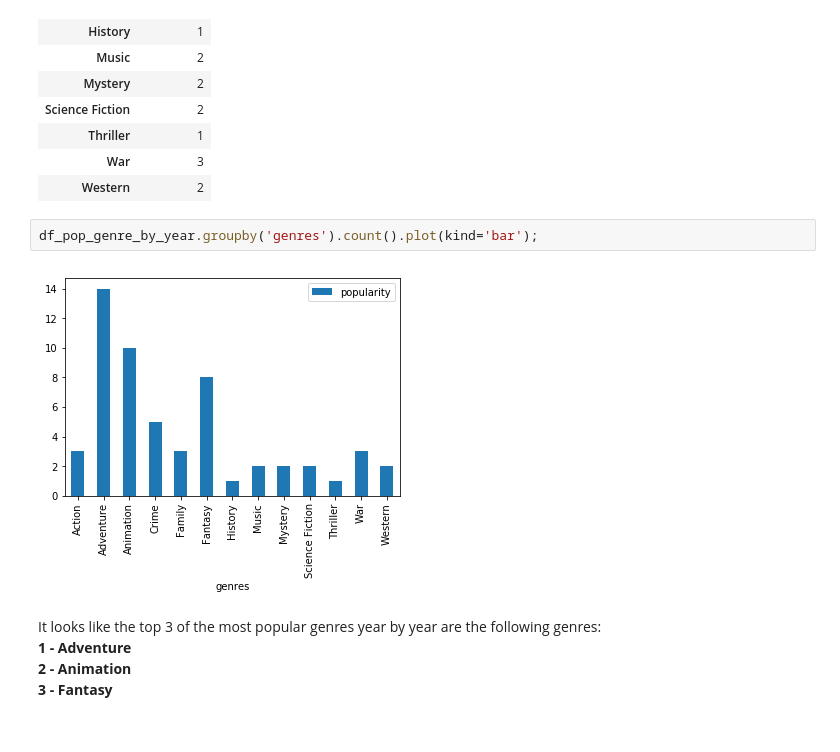
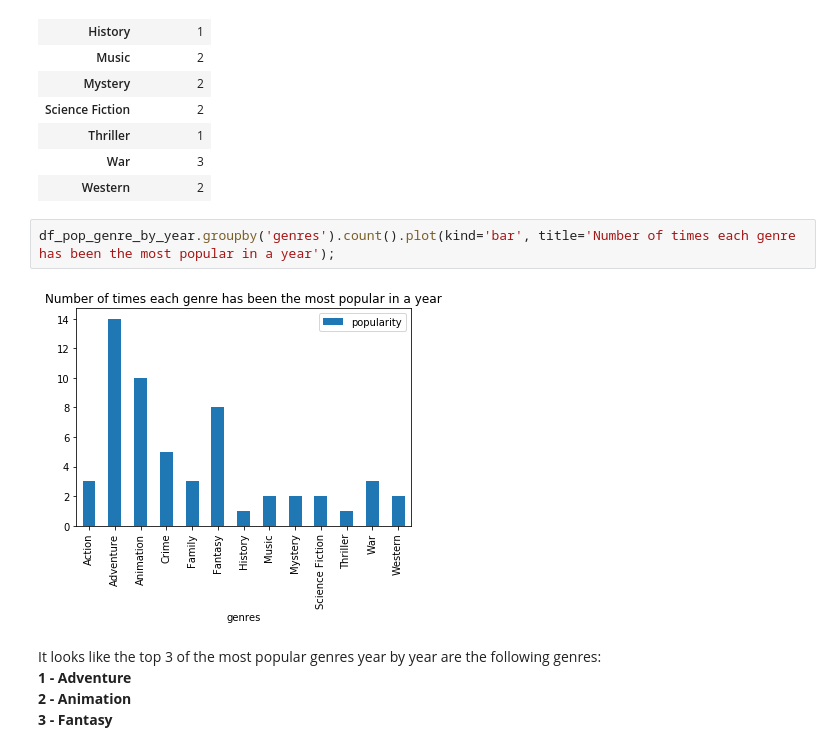
Before and after one commit to gabrielmarcos2001/data-analysis-tmdb, a Jupyter notebook: Investigate_a_Dataset.ipynb, the cells around one changed output. Cells and saved outputs as stored; diff of their text form.

Commit message:
adding titles to plots

```diff
--- a/Investigate_a_Dataset.ipynb
+++ b/Investigate_a_Dataset.ipynb
@@ -667,9 +667,9 @@ df_pop_genre_by_year.groupby('genres').count()
 | War | 3 |
 | Western | 2 |
 # %%
-df_pop_genre_by_year.groupby('genres').count().plot(kind='bar');
+df_pop_genre_by_year.groupby('genres').count().plot(kind='bar', title='Number of times each genre has been the most popular in a year');
 # %% [output]
-[figure, old version]
+[figure, new version]
 # %% [markdown]
 It looks like the top 3 of the most popular genres year by year are the following genres:
 <br><b>1 - Adventure</b>
```
Also changed, not shown: parts of 13 cells of this notebook, 1 other file.
